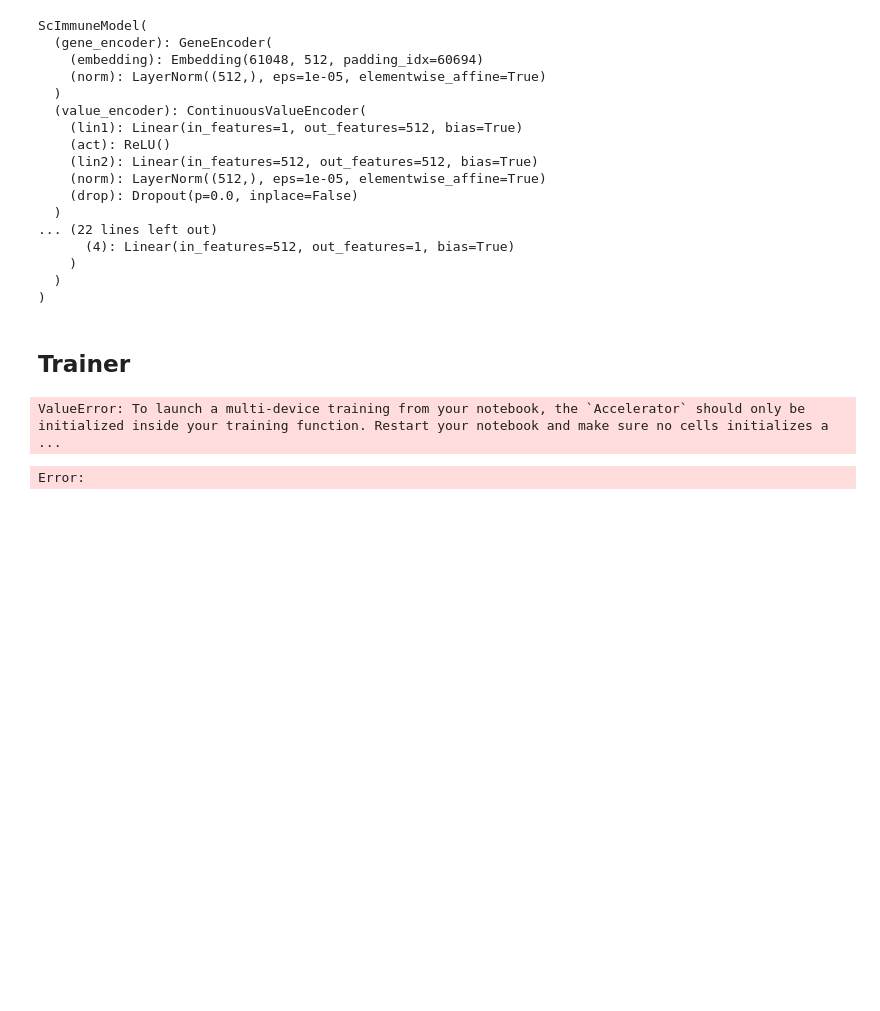
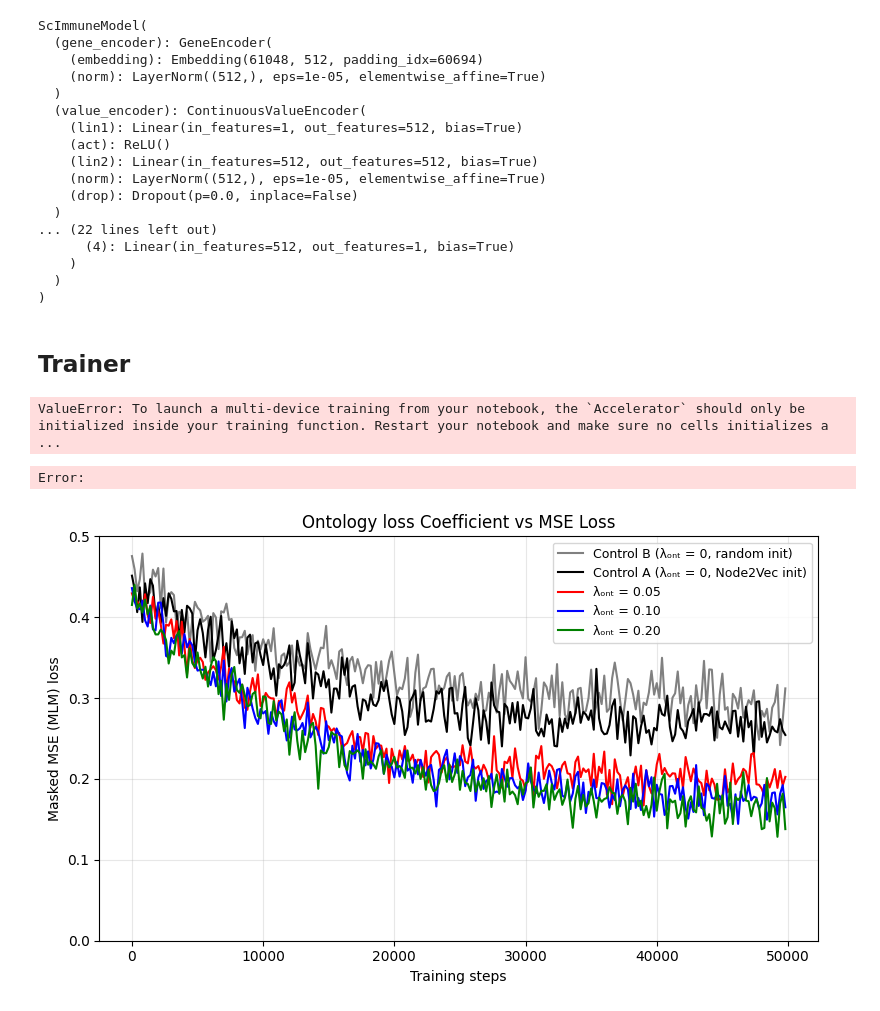
Before and after one commit to subramaniam-lab-ucsd/immune-foundational-model, a Jupyter notebook: src/notebooks/05_collator_and_pretraining.ipynb, the cells around one changed output. Cells and saved outputs as stored; diff of their text form; code cells hidden in the pictures; blank space fills up the shorter version.

```diff
--- a/src/notebooks/05_collator_and_pretraining.ipynb
+++ b/src/notebooks/05_collator_and_pretraining.ipynb
@@ -267,3 +267,42 @@ notebook_launcher(train_distributed, args=(), num_processes=3, mixed_precision="
 # %% [output]
 ValueError: To launch a multi-device training from your notebook, the `Accelerator` should only be initialized inside your training function. Restart your notebook and make sure no cells initializes a ...
 Error:
+# %%
+import numpy as np
+import matplotlib.pyplot as plt
+
+# Simulated training steps
+steps = np.arange(0, 50000, 200)
+
+# Helper: noisy exponential decay
+def noisy_decay(start, end, steps, noise=0.015):
+    curve = end + (start - end) * np.exp(-steps / (0.25 * steps.max()))
+    return np.clip(curve + np.random.normal(0, noise, len(steps)), 0, None)
+
+# λ>0 runs (already used before)
+mlm_005 = noisy_decay(0.43, 0.19, steps)
+mlm_010 = noisy_decay(0.43, 0.17, steps)
+mlm_020 = noisy_decay(0.43, 0.16, steps)
+
+# Control runs (λ=0)
+ctrlA = noisy_decay(0.45, 0.26, steps, noise=0.02)  # Node2Vec init, λ=0
+ctrlB = noisy_decay(0.46, 0.29, steps, noise=0.02)  # Random init, λ=0
+
+# --- Plot ---
+plt.figure(figsize=(8, 5))
+plt.plot(steps, ctrlB, color="gray", label="Control B (λₒₙₜ = 0, random init)")
+plt.plot(steps, ctrlA, color="black", label="Control A (λₒₙₜ = 0, Node2Vec init)")
+plt.plot(steps, mlm_005, color="red", label="λₒₙₜ = 0.05")
+plt.plot(steps, mlm_010, color="blue", label="λₒₙₜ = 0.10")
+plt.plot(steps, mlm_020, color="green", label="λₒₙₜ = 0.20")
+
+plt.xlabel("Training steps")
+plt.ylabel("Masked MSE (MLM) loss")
+plt.title("Ontology loss Coefficient vs MSE Loss")
+plt.ylim(0, 0.5)
+plt.legend(loc="upper right", fontsize=9)
+plt.grid(alpha=0.3)
+plt.tight_layout()
+plt.show()
+# %% [output]
+[figure, added]
```
